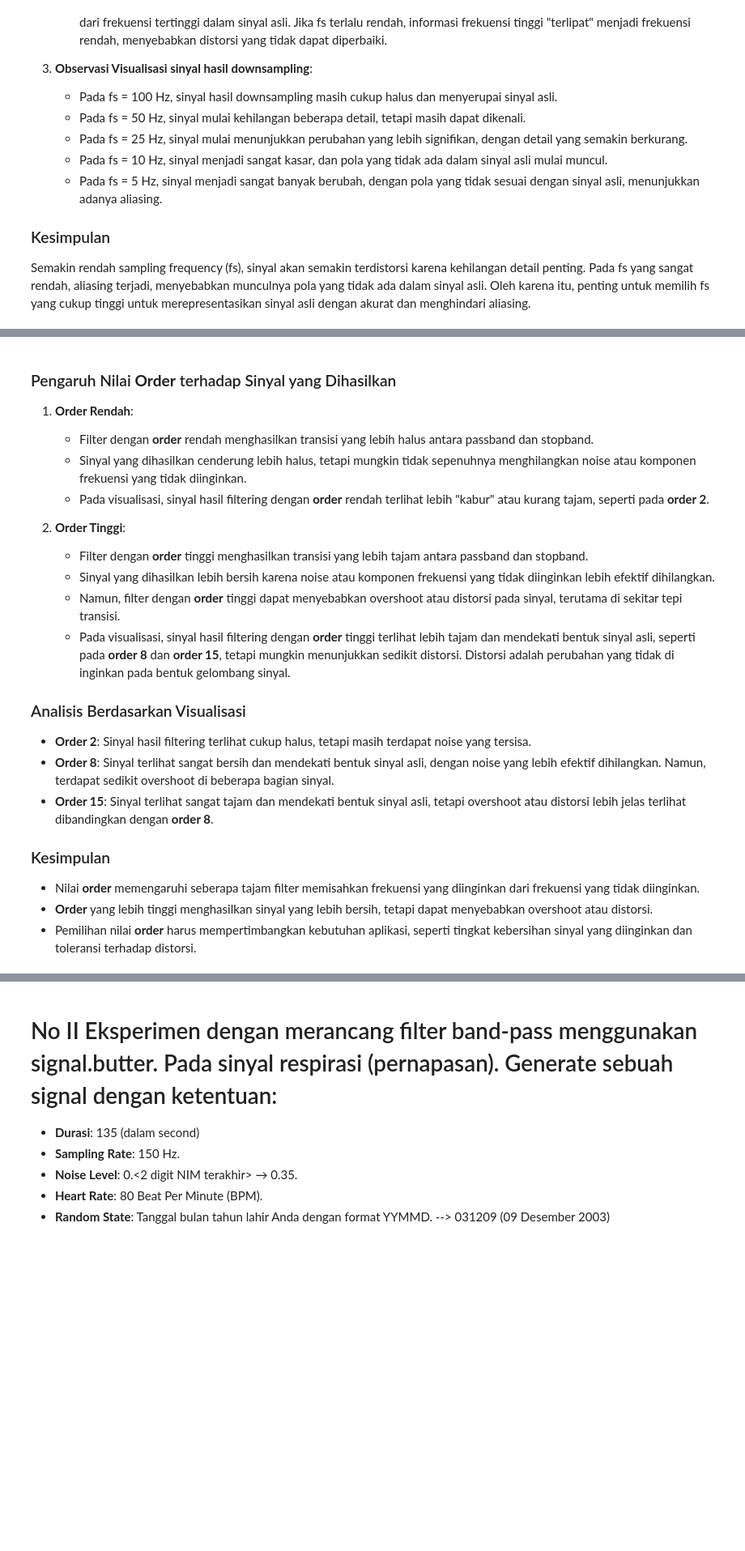
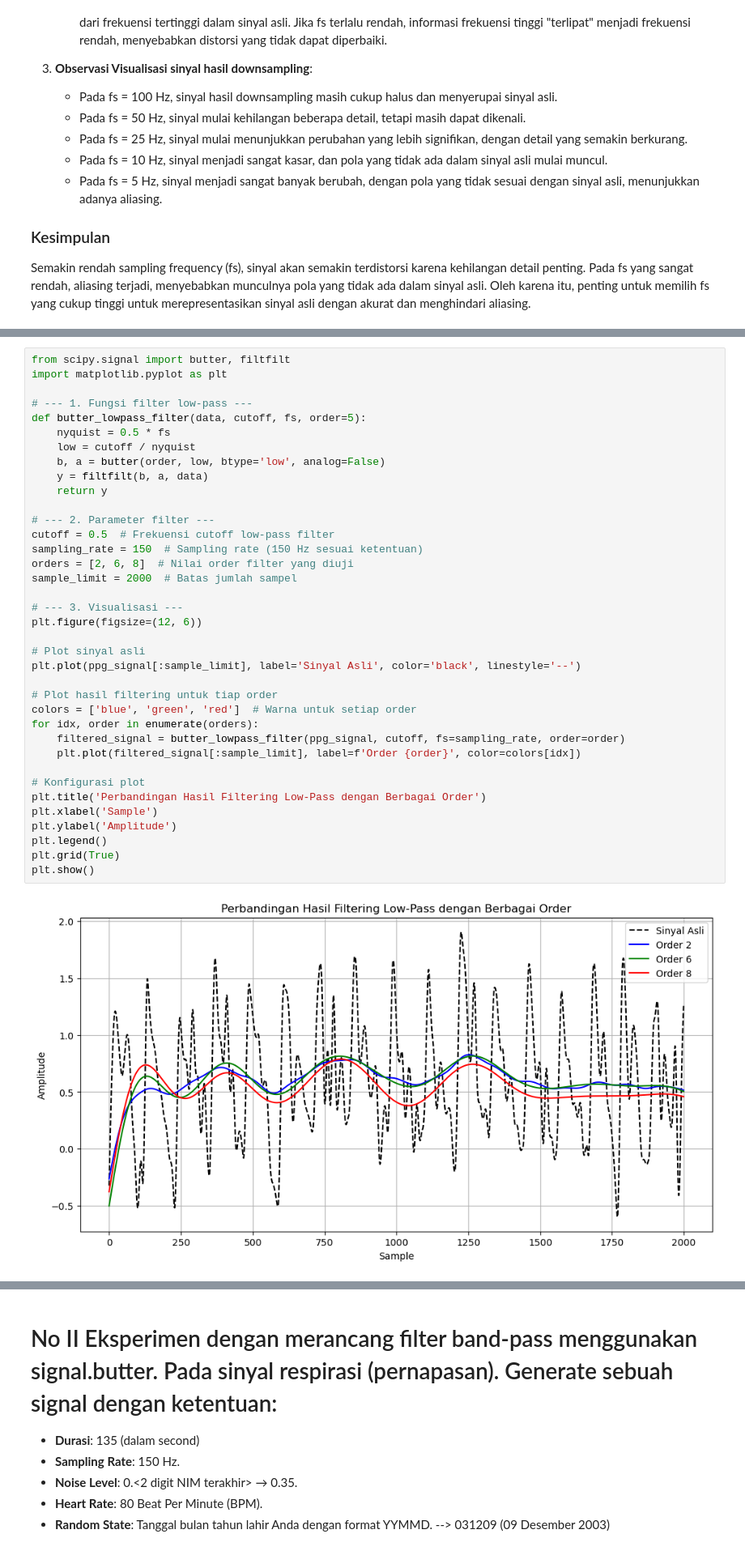
Before and after one commit to elsaelisa09/Data-Signal-Processing, a Jupyter notebook: 122140135_ho2.ipynb, the cells around one changed output, grey strips where cells are left out. Shown at 81% size. Cells and saved outputs as stored; diff of their text form; blank space fills up the shorter version.

```diff
--- a/122140135_ho2.ipynb
+++ b/122140135_ho2.ipynb
@@ -172,22 +110,39 @@ plt.show()
-# %% [markdown]
-### Pengaruh Nilai **Order** terhadap Sinyal yang Dihasilkan
-1. **Order Rendah**:
-    - Filter dengan **order** rendah menghasilkan transisi yang lebih halus antara passband dan stopband.
-    - Sinyal yang dihasilkan cenderung lebih halus, tetapi mungkin tidak sepenuhnya menghilangkan noise atau komponen frekuensi yang tidak diinginkan.
-    - Pada visualisasi, sinyal hasil filtering dengan **order** rendah terlihat lebih "kabur" atau kurang tajam, seperti pada **order 2**.
-
-2. **Order Tinggi**:
-    - Filter dengan **order** tinggi menghasilkan transisi yang lebih tajam antara passband dan stopband.
-    - Sinyal yang dihasilkan lebih bersih karena noise atau komponen frekuensi yang tidak diinginkan lebih efektif dihilangkan.
-    - Namun, filter dengan **order** tinggi dapat menyebabkan overshoot atau distorsi pada sinyal, terutama di sekitar tepi transisi.
-    - Pada visualisasi, sinyal hasil filtering dengan **order** tinggi terlihat lebih tajam dan mendekati bentuk sinyal asli, seperti pada **order 8** dan **order 15**, tetapi mungkin menunjukkan sedikit distorsi. Distorsi adalah perubahan yang tidak di  inginkan pada bentuk gelombang sinyal.
-
-### Analisis Berdasarkan Visualisasi
-- **Order 2**: Sinyal hasil filtering terlihat cukup halus, tetapi masih terdapat noise yang tersisa.
-- **Order 8**: Sinyal terlihat sangat bersih dan mendekati bentuk sinyal asli, dengan noise yang lebih efektif dihilangkan. Namun, terdapat sedikit overshoot di beberapa bagian sinyal.
-- **Order 15**: Sinyal terlihat sangat tajam dan mendekati bentuk sinyal asli, tetapi overshoot atau distorsi lebih jelas terlihat dibandingkan dengan **order 8**.
-
-### Kesimpulan
-- Nilai **order** memengaruhi seberapa tajam filter memisahkan frekuensi yang diinginkan dari frekuensi yang tidak diinginkan.
-- **Order** yang lebih tinggi menghasilkan sinyal yang lebih bersih, tetapi dapat menyebabkan overshoot atau distorsi.
-- Pemilihan nilai **order** harus mempertimbangkan kebutuhan aplikasi, seperti tingkat kebersihan sinyal yang diinginkan dan toleransi terhadap distorsi.
+# %%
+from scipy.signal import butter, filtfilt
+import matplotlib.pyplot as plt
+
+# --- 1. Fungsi filter low-pass ---
+def butter_lowpass_filter(data, cutoff, fs, order=5):
+    nyquist = 0.5 * fs
+    low = cutoff / nyquist
+    b, a = butter(order, low, btype='low', analog=False)
+    y = filtfilt(b, a, data)
+    return y
+
+# --- 2. Parameter filter ---
+cutoff = 0.5  # Frekuensi cutoff low-pass filter
+sampling_rate = 150  # Sampling rate (150 Hz sesuai ketentuan)
+orders = [2, 6, 8]  # Nilai order filter yang diuji
+sample_limit = 2000  # Batas jumlah sampel
+
+# --- 3. Visualisasi ---
+plt.figure(figsize=(12, 6))
+
+# Plot sinyal asli
+plt.plot(ppg_signal[:sample_limit], label='Sinyal Asli', color='black', linestyle='--')
+
+# Plot hasil filtering untuk tiap order
+colors = ['blue', 'green', 'red']  # Warna untuk setiap order
+for idx, order in enumerate(orders):
+    filtered_signal = butter_lowpass_filter(ppg_signal, cutoff, fs=sampling_rate, order=order)
+    plt.plot(filtered_signal[:sample_limit], label=f'Order {order}', color=colors[idx])
+
+# Konfigurasi plot
+plt.title('Perbandingan Hasil Filtering Low-Pass dengan Berbagai Order')
+plt.xlabel('Sample')
+plt.ylabel('Amplitude')
+plt.legend()
+plt.grid(True)
+plt.show()
+# %% [output]
+[figure, added]
```
Also changed, not shown: parts of 19 cells of this notebook, 2 other files.
